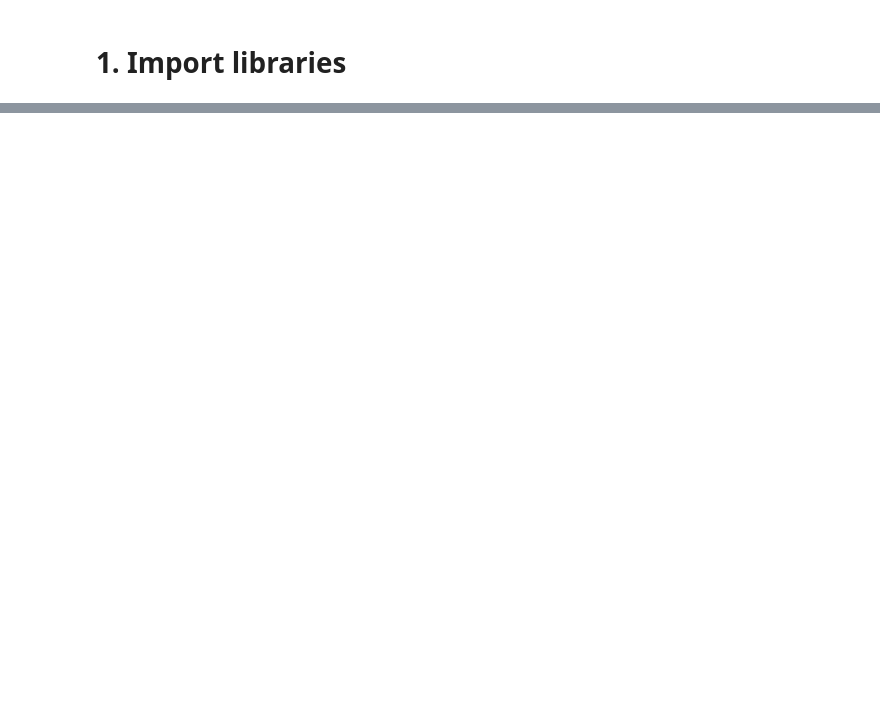
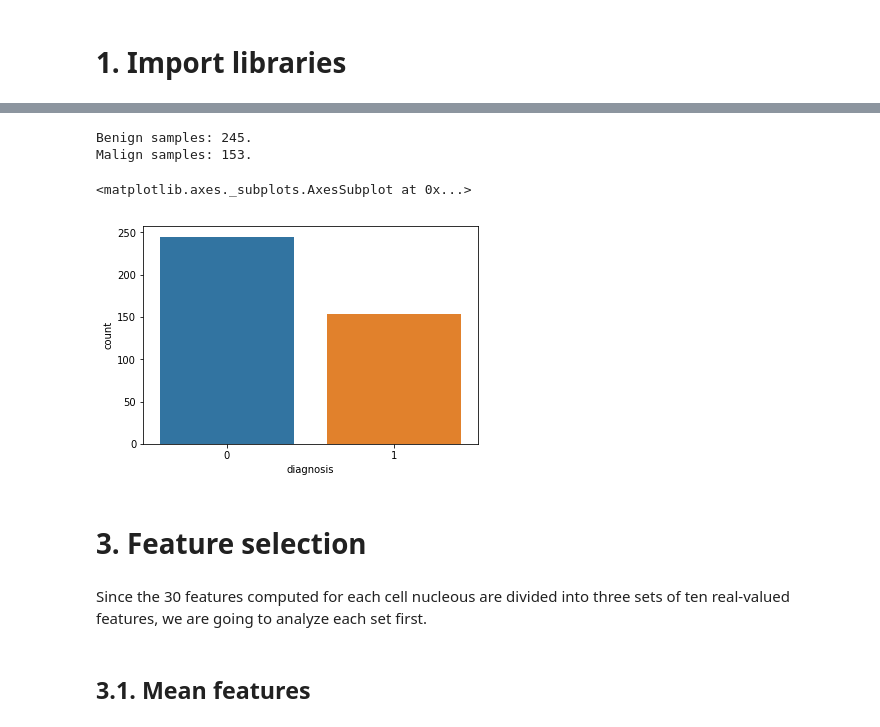
Before and after one commit to AndreGodinho7/Multivariate-Analysis, a Jupyter notebook: 2. Preliminary Analysis/Preliminary Analysis.ipynb, the cells around one changed output, grey strips where cells are left out. Drawn from its saved outputs; the diff is of its cells as text; code cells hidden in the pictures; blank space fills up the shorter version.

```diff
--- a/2. Preliminary Analysis/Preliminary Analysis.ipynb
+++ b/2. Preliminary Analysis/Preliminary Analysis.ipynb
@@ -193,0 +55,5 @@ analyze_feature("PEG")
+# %%
+data = pd.read_csv("breast-cancer.csv")
+display(data.columns)
+display(data.info())
+data.head()
@@ -193,0 +100,4 @@ analyze_feature("PEG")
+# %%
+data['diagnosis']=data['diagnosis'].map({'M':1,'B':0})
+data = data.drop(['id','Unnamed: 32'],axis = 1 )
+data.head()
@@ -193,0 +114,8 @@ analyze_feature("PEG")
+# %%
+train, test = train_test_split(data, test_size=0.3, random_state=10)
+train_y = train.diagnosis
+test_y = test.diagnosis
+print("Train size: {} samples.".format(len(train)))
+print("Test size: {} samples.".format(len(test)))
+train = train.drop(['diagnosis'],axis = 1 )
+test = test.drop(['diagnosis'],axis = 1 )
@@ -193,0 +133,14 @@ analyze_feature("PEG")
+# %%
+benign, malign = train_y.value_counts()
+print("Benign samples: {}.".format(benign))
+print("Malign samples: {}.".format(malign))
+sns.countplot(train_y,label="Count")
+# %% [output]
+Benign samples: 245.
+Malign samples: 153.
+<matplotlib.axes._subplots.AxesSubplot at 0x...>
+[figure, added]
+# %% [markdown]
+# 3.  Feature selection
+# %% [markdown]
+Since the 30 features computed for each cell nucleous are divided into three sets of ten real-valued features, we are going to analyze each set first.
@@ -193,0 +160,2 @@ analyze_feature("PEG")
+# %% [markdown]
+## 3.1. Mean features
```
Also changed, not shown: parts of 68 cells of this notebook.
